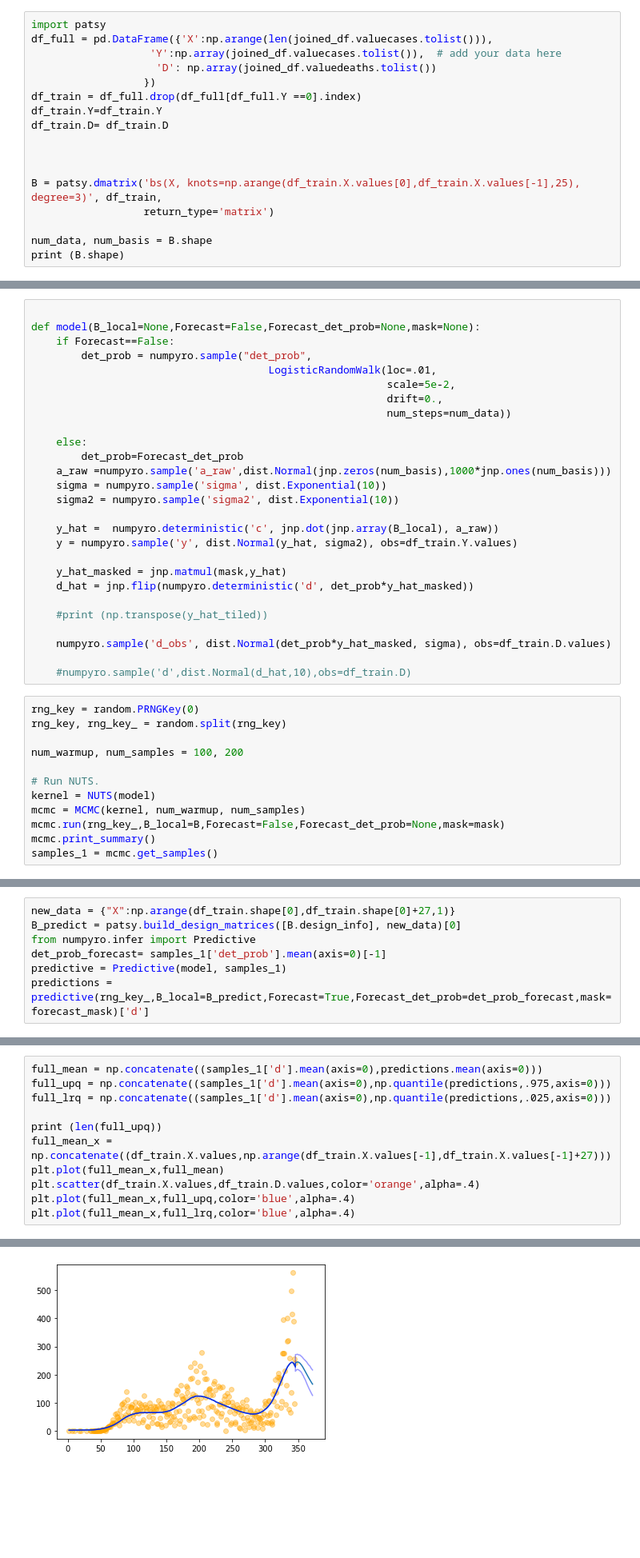
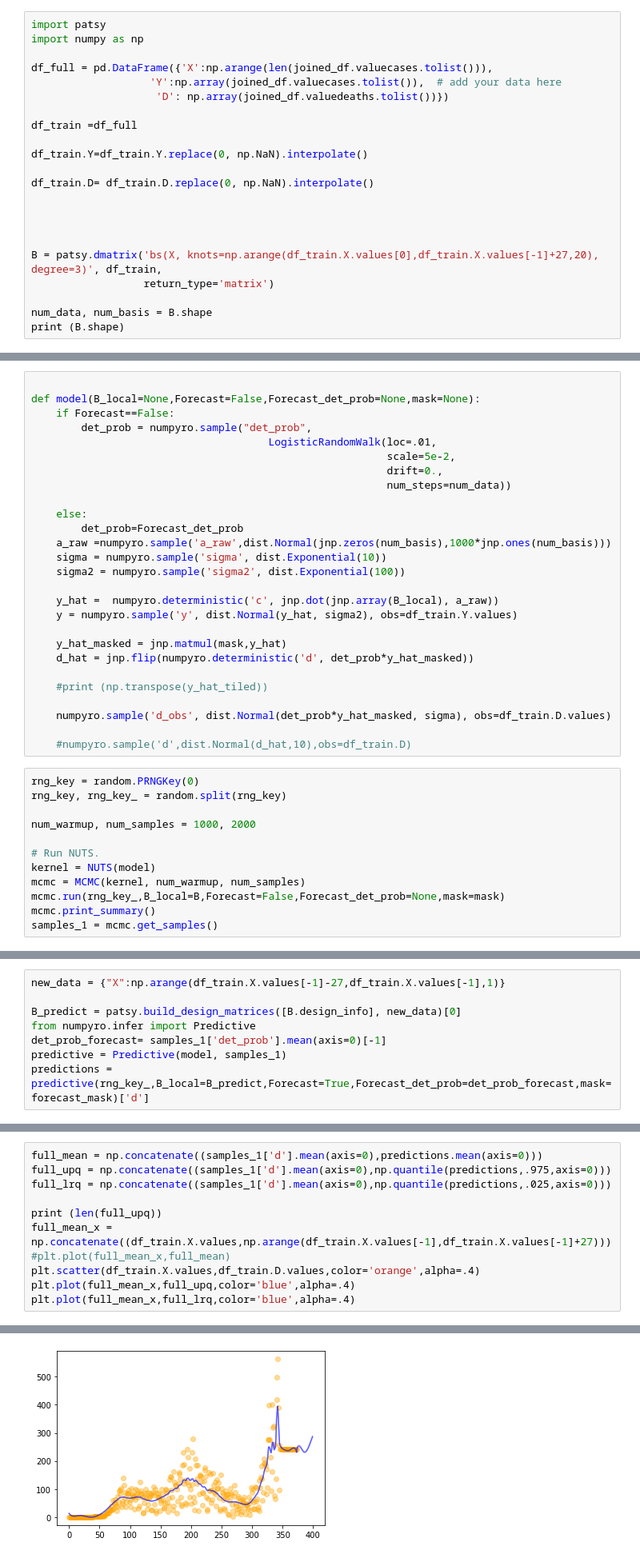
Before and after one commit to gcgibson/cfr_model, a Jupyter notebook: CFR model.ipynb, the cells around one changed output, grey strips where cells are left out. Shown at 80% size. Saved outputs shown, nothing was run; the diff lists cells and outputs as text; blank space fills up the shorter version.

```diff
--- a/CFR model.ipynb
+++ b/CFR model.ipynb
@@ -31,16 +55,21 @@ joined_df = cases.set_index('date').join(deaths.set_index('date'),how='left',lsu
 # %%
 import patsy
+import numpy as np
+
 df_full = pd.DataFrame({'X':np.arange(len(joined_df.valuecases.tolist())),
                    'Y':np.array(joined_df.valuecases.tolist()),  # add your data here
-                    'D': np.array(joined_df.valuedeaths.tolist())
-                  })
-df_train = df_full.drop(df_full[df_full.Y ==0].index)
-df_train.Y=df_train.Y
-df_train.D= df_train.D
+                    'D': np.array(joined_df.valuedeaths.tolist())})
+
+df_train =df_full
+
+df_train.Y=df_train.Y.replace(0, np.NaN).interpolate()
+
+df_train.D= df_train.D.replace(0, np.NaN).interpolate()
 
 
 
-B = patsy.dmatrix('bs(X, knots=np.arange(df_train.X.values[0],df_train.X.values[-1],25), degree=3)', df_train,
+
+B = patsy.dmatrix('bs(X, knots=np.arange(df_train.X.values[0],df_train.X.values[-1]+27,20), degree=3)', df_train,
                   return_type='matrix')
 
 num_data, num_basis = B.shape
@@ -99,7 +153,7 @@ def model(B_local=None,Forecast=False,Forecast_det_prob=None,mask=None):
         det_prob=Forecast_det_prob
     a_raw =numpyro.sample('a_raw',dist.Normal(jnp.zeros(num_basis),1000*jnp.ones(num_basis)))
     sigma = numpyro.sample('sigma', dist.Exponential(10))
-    sigma2 = numpyro.sample('sigma2', dist.Exponential(10))
+    sigma2 = numpyro.sample('sigma2', dist.Exponential(100))
 
     y_hat =  numpyro.deterministic('c', jnp.dot(jnp.array(B_local), a_raw))
     y = numpyro.sample('y', dist.Normal(y_hat, sigma2), obs=df_train.Y.values)
@@ -116,7 +170,7 @@ def model(B_local=None,Forecast=False,Forecast_det_prob=None,mask=None):
 rng_key = random.PRNGKey(0)
 rng_key, rng_key_ = random.split(rng_key)
 
-num_warmup, num_samples = 100, 200
+num_warmup, num_samples = 1000, 2000
 
 # Run NUTS.
 kernel = NUTS(model)
@@ -168,7 +222,8 @@ for i in np.arange(27):
         else:
             forecast_mask[27-i-1,j] = 0
 # %%
-new_data = {"X":np.arange(df_train.shape[0],df_train.shape[0]+27,1)}
+new_data = {"X":np.arange(df_train.X.values[-1]-27,df_train.X.values[-1],1)}
+
 B_predict = patsy.build_design_matrices([B.design_info], new_data)[0]
 from numpyro.infer import Predictive
 det_prob_forecast= samples_1['det_prob'].mean(axis=0)[-1]
@@ -185,7 +240,7 @@ full_lrq = np.concatenate((samples_1['d'].mean(axis=0),np.quantile(predictions,.
 
 print (len(full_upq))
 full_mean_x = np.concatenate((df_train.X.values,np.arange(df_train.X.values[-1],df_train.X.values[-1]+27)))
-plt.plot(full_mean_x,full_mean)
+#plt.plot(full_mean_x,full_mean)
 plt.scatter(df_train.X.values,df_train.D.values,color='orange',alpha=.4)
 plt.plot(full_mean_x,full_upq,color='blue',alpha=.4)
 plt.plot(full_mean_x,full_lrq,color='blue',alpha=.4)
@@ -194,5 +249,5 @@ plt.plot(full_mean_x,full_lrq,color='blue',alpha=.4)
 [<matplotlib.lines.Line2D at 0x...>]
-[figure, old version]
+[figure, new version]
 # %%
 plt.plot(full_mean_x,np.exp(full_mean))
 plt.scatter(df_train.X.values,np.exp(df_train.D.values),color='orange',alpha=.4)
```
Also changed, not shown: parts of 11 cells of this notebook.
